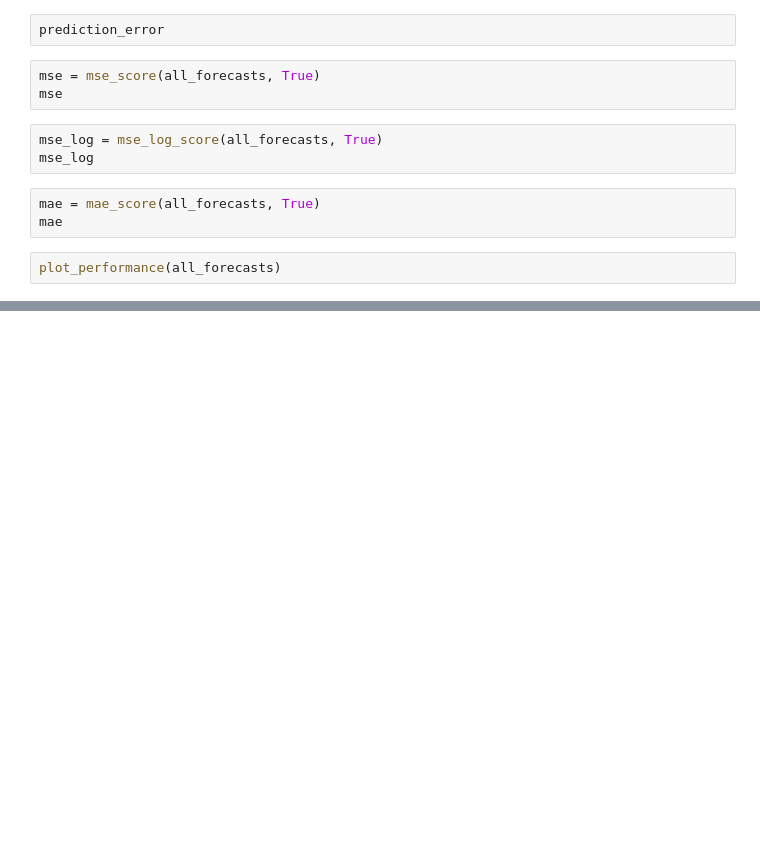
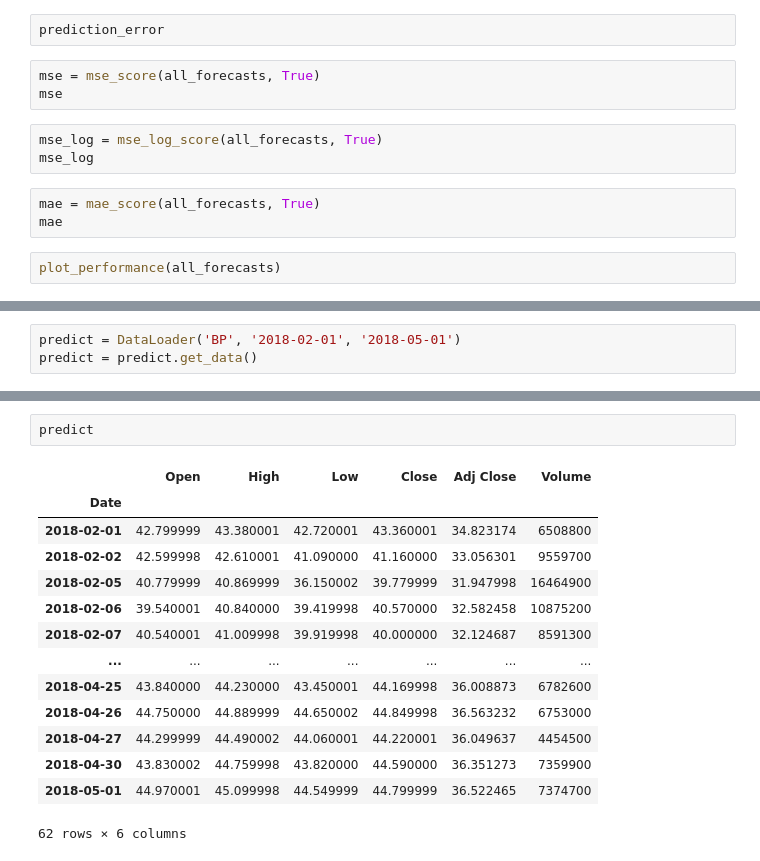
Before and after one commit to maxmekiska/arguing_predictors, a Jupyter notebook: notebooks/TestingEnviornment.ipynb, the cells around one changed output, grey strips where cells are left out. Drawn from its saved outputs; the diff is of its cells as text; blank space fills up the shorter version.

```diff
--- a/notebooks/TestingEnviornment.ipynb
+++ b/notebooks/TestingEnviornment.ipynb
@@ -240,0 +207,3 @@ plot_performance(all_forecasts)
+# %%
+predict = DataLoader('BP', '2018-02-01', '2018-05-01')
+predict = predict.get_data()
@@ -240,0 +244,17 @@ plot_performance(all_forecasts)
+# %%
+predict
+# %% [output]
+|  | Open | High | Low | Close | Adj Close | Volume |
+| Date |  |  |  |  |  |  |
+| 2018-02-01 | 42.799999 | 43.380001 | 42.720001 | 43.360001 | 34.823174 | 6508800 |
+| 2018-02-02 | 42.599998 | 42.610001 | 41.090000 | 41.160000 | 33.056301 | 9559700 |
+| 2018-02-05 | 40.779999 | 40.869999 | 36.150002 | 39.779999 | 31.947998 | 16464900 |
+| 2018-02-06 | 39.540001 | 40.840000 | 39.419998 | 40.570000 | 32.582458 | 10875200 |
+| 2018-02-07 | 40.540001 | 41.009998 | 39.919998 | 40.000000 | 32.124687 | 8591300 |
+| ... | ... | ... | ... | ... | ... | ... |
+| 2018-04-25 | 43.840000 | 44.230000 | 43.450001 | 44.169998 | 36.008873 | 6782600 |
+| 2018-04-26 | 44.750000 | 44.889999 | 44.650002 | 44.849998 | 36.563232 | 6753000 |
+| 2018-04-27 | 44.299999 | 44.490002 | 44.060001 | 44.220001 | 36.049637 | 4454500 |
+| 2018-04-30 | 43.830002 | 44.759998 | 43.820000 | 44.590000 | 36.351273 | 7359900 |
+| 2018-05-01 | 44.970001 | 45.099998 | 44.549999 | 44.799999 | 36.522465 | 7374700 |
+62 rows × 6 columns
```
Also changed, not shown: parts of 19 cells of this notebook, 1 other file.
